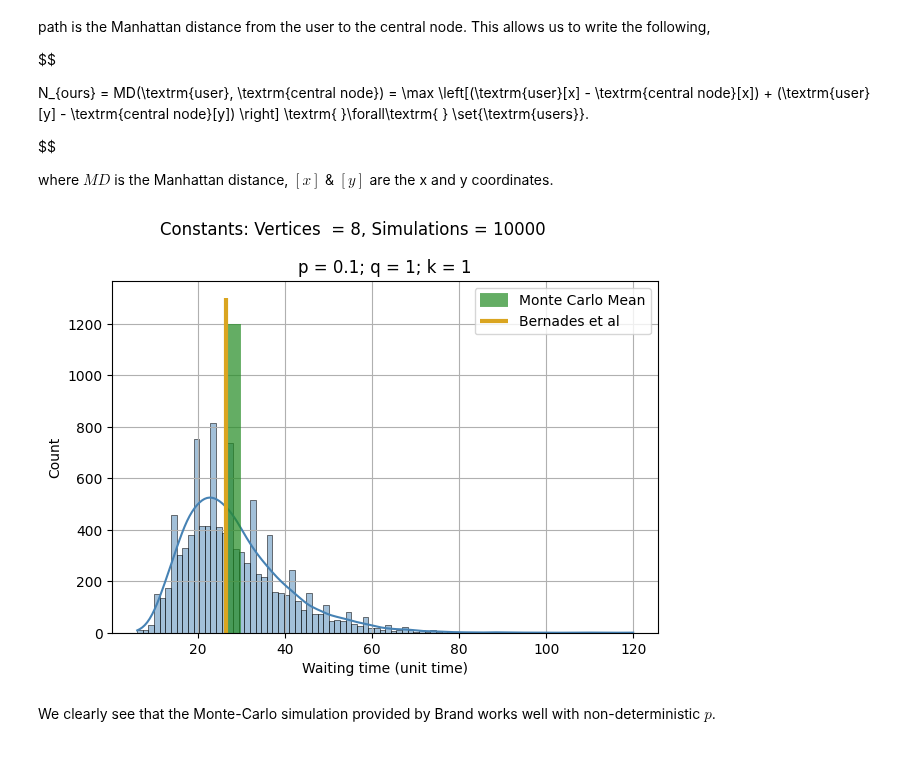
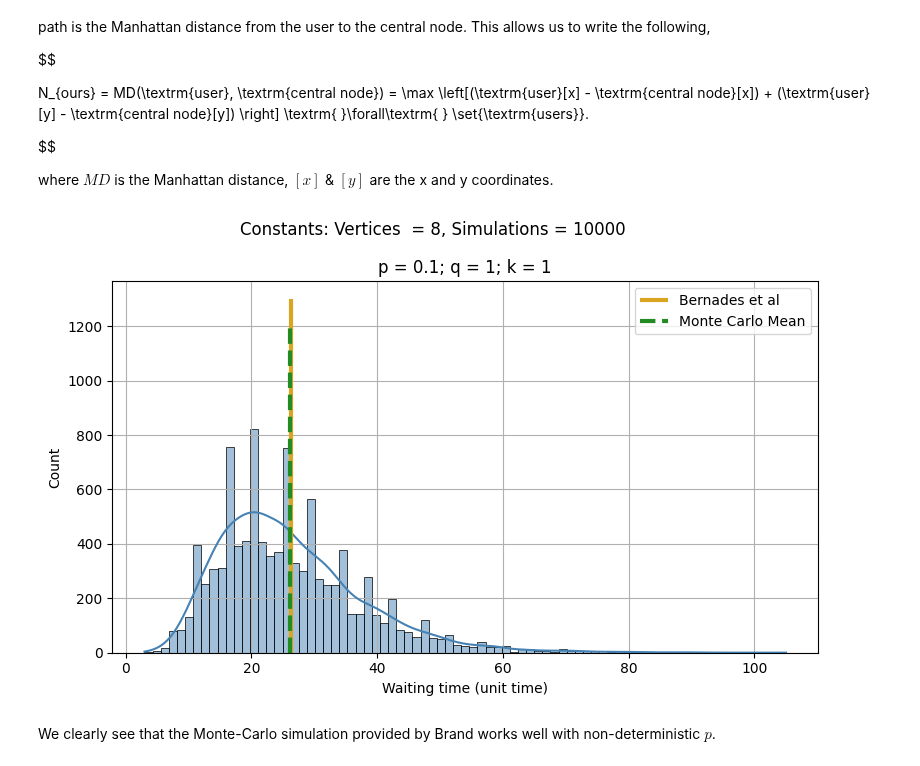
Before and after one commit to AnujGore/Timing-Multiuser-Protocols, a Jupyter notebook: SP.ipynb, the cells around one changed output. Cells and saved outputs as stored; diff of their text form; code cells hidden in the pictures.

Commit message:
Updated ipynb file and Monte-Carlo

```diff
--- a/SP.ipynb
+++ b/SP.ipynb
@@ -50,23 +50,23 @@ p = 0.1; q = 1; k = 1
 bernades = bernardes_eq(manhattan_distance(vertices), p)
 mc = monte_carlo_brand(vertices, sim_count, p, 1, 1)
 # %%
-fig, ax = plt.subplots()
+fig, ax = plt.subplots(figsize = (8, 5))
 
 sns.histplot(mc, ax = ax, kde = True, color = 'steelblue')
-ax.vlines(np.mean(mc), 0, 1200, colors='forestgreen', label = 'Monte Carlo Mean', linewidth = 10, alpha = 0.7)
 ax.vlines(bernades, 0, 1300, colors='goldenrod', label = 'Bernades et al', linewidth = 3)
+ax.vlines(np.mean(mc), 0, 1200, colors='forestgreen', label = 'Monte Carlo Mean', linewidth = 3, linestyle = "dashed")
 ax.set_xlabel("Waiting time (unit time)")
 ax.set_ylabel("Count")
 ax.set_title(f"p = {p}; q = {q}; k = {k}")
 ax.legend(loc = 'best')
 ax.grid(True)
 
 
 plt.suptitle(f"Constants: Vertices  = {vertices}, Simulations = {sim_count}")
 
 plt.tight_layout()
 # %% [output]
-[figure, old version]
+[figure, new version]
 # %% [markdown]
 We clearly see that the Monte-Carlo simulation provided by Brand works well with non-deterministic $p$.
 # %% [markdown]
```
Also changed, not shown: parts of 5 cells of this notebook.
